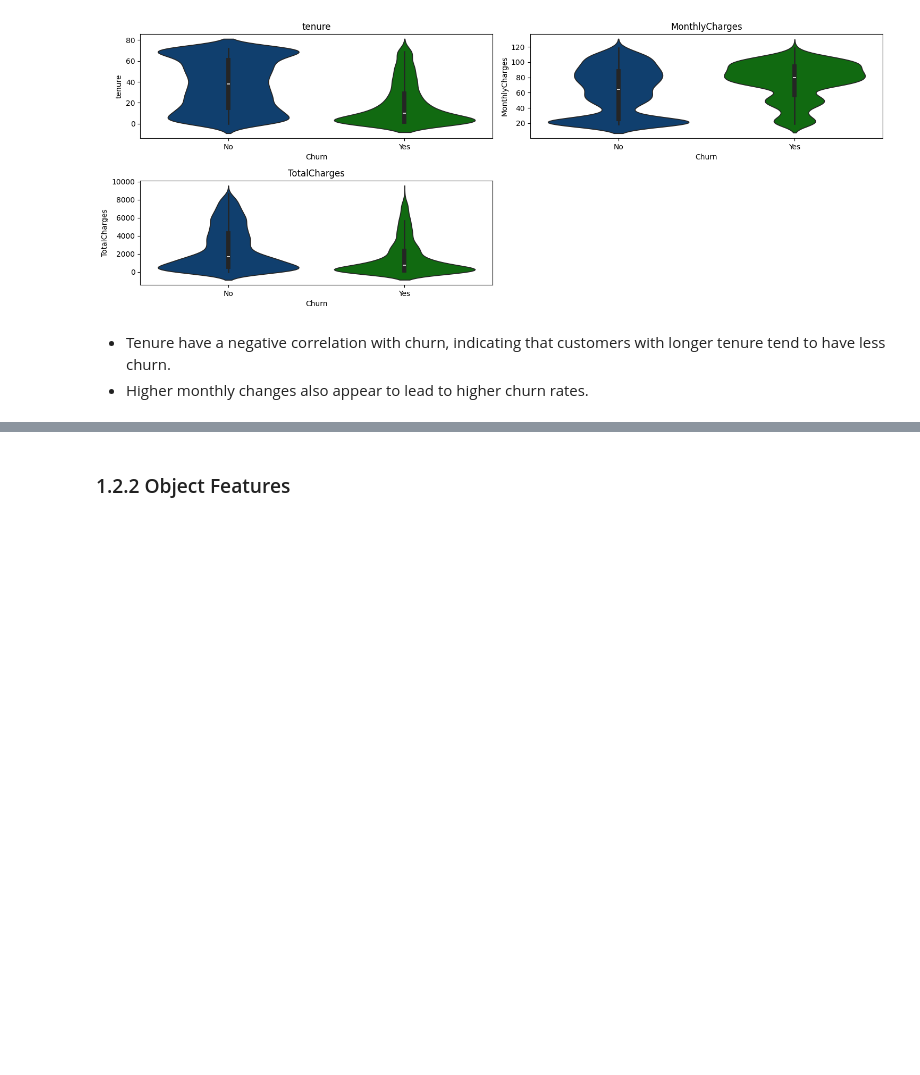
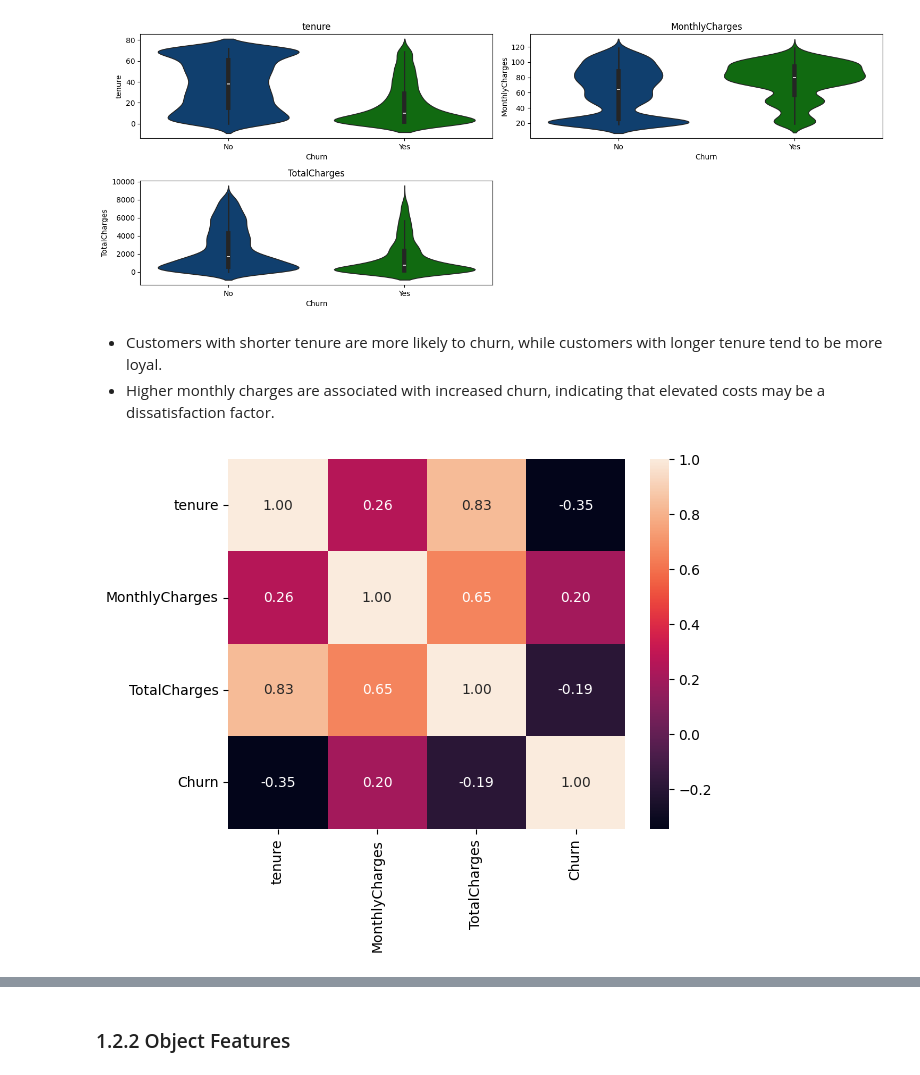
Before and after one commit to RafaelLuckner/prev-churn, a Jupyter notebook: notebooks/project.ipynb, the cells around one changed output, grey strips where cells are left out. Saved outputs shown, nothing was run; the diff lists cells and outputs as text; code cells hidden in the pictures; blank space fills up the shorter version.

```diff
--- a/notebooks/project.ipynb
+++ b/notebooks/project.ipynb
@@ -139,6 +139,12 @@ for n, coluna in enumerate(df_numbers.columns, start=1):
 	plt.tight_layout()
 # %% [output]
 [figure]
-# %% [markdown]
-- Tenure have a negative correlation with churn, indicating that customers with longer tenure tend to have less churn.
-- Higher monthly changes also appear to lead to higher churn rates.
+# %% [markdown]
+- Customers with shorter tenure are more likely to churn, while customers with longer tenure tend to be more loyal.
+- Higher monthly charges are associated with increased churn, indicating that elevated costs may be a dissatisfaction factor.
+# %%
+df_numbers['Churn'] = df1['Churn'].map({'Yes': 1, 'No': 0})
+correlacoes = df_numbers.corr()
+sns.heatmap(correlacoes, annot=True, fmt=".2f", );
+# %% [output]
+[figure, added]
```
Also changed, not shown: parts of 8 cells of this notebook.
